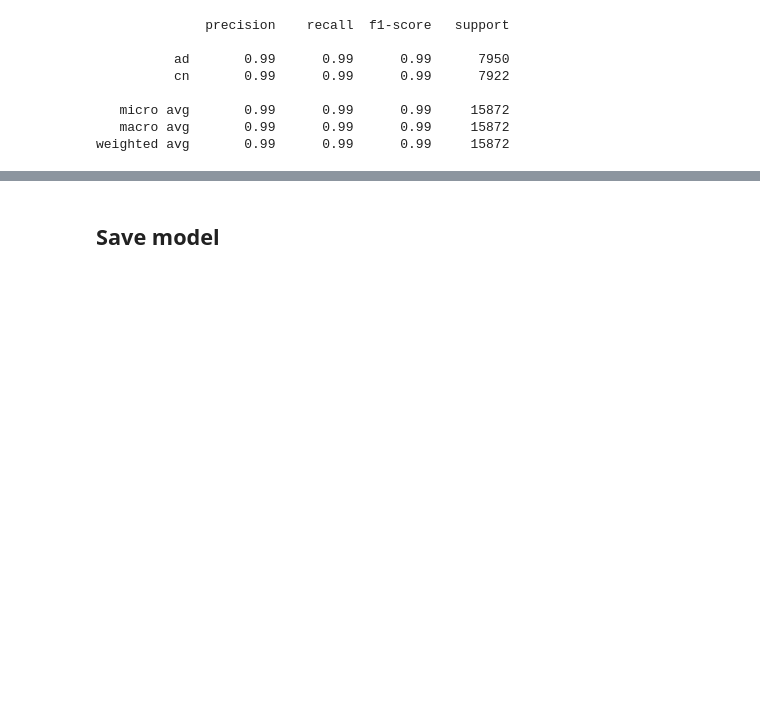
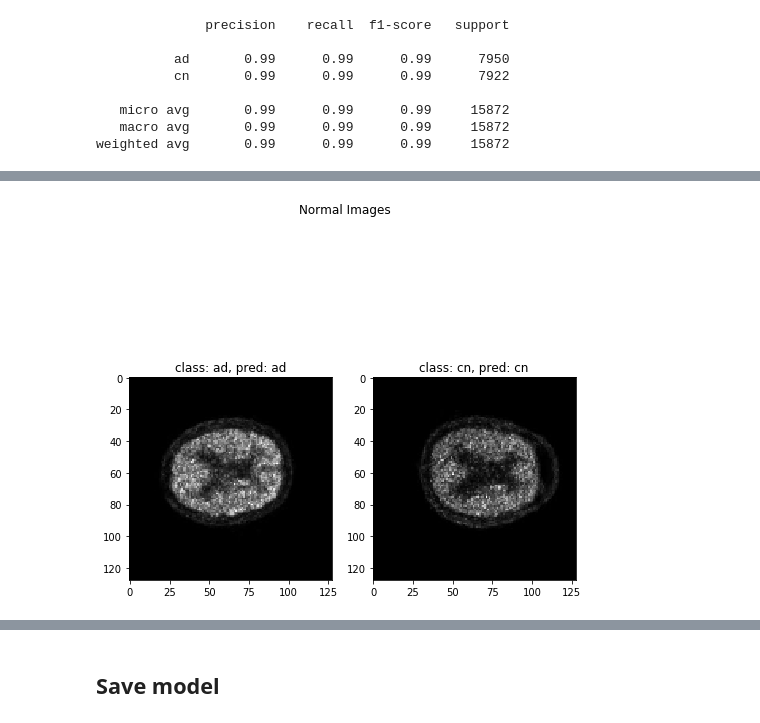
Before and after one commit to vincent1bt/Healthy-notebooks, a Jupyter notebook: AD.ipynb, the cells around one changed output, grey strips where cells are left out. Drawn from its saved outputs; the diff is of its cells as text; code cells hidden in the pictures; blank space fills up the shorter version.

```diff
--- a/AD.ipynb
+++ b/AD.ipynb
@@ -329,0 +356,20 @@ weighted avg       0.99      0.99      0.99     15872
+# %%
+ad_image_path = f'{ad_folder_name}/{ad_folder[89]}'
+cn_image_path = f'{cn_folder_name}/{cn_folder[56]}'
+
+# ad_image = utils.load_img(ad_image_path, target_size=(128, 128), grayscale=False)
+# cn_image = utils.load_img(cn_image_path, target_size=(128, 128), grayscale=True)
+# %%
+ad_image_model = image.load_img(ad_image_path, target_size=(128, 128), color_mode="grayscale")
+cn_image_model = image.load_img(cn_image_path, target_size=(128, 128), color_mode="grayscale")
+
+ad_image_model = image.img_to_array(ad_image_model)
+ad_image_model = preprocess_input(ad_image_model)
+
+cn_image_model = image.img_to_array(cn_image_model)
+cn_image_model = preprocess_input(cn_image_model)
+
+preprocessed_images = np.array([ad_image_model, cn_image_model])
+# %%
+predictions = model.predict(preprocessed_images)
+predicted_classes = np.argmax(predictions, axis=1)
@@ -329,0 +378,10 @@ weighted avg       0.99      0.99      0.99     15872
+# %%
+fig, ax = plt.subplots(1, 2, figsize=(8, 8))
+fig.suptitle('Normal Images')
+
+for index, img in enumerate(preprocessed_images):
+  class_index = predicted_classes[index]
+  ax[index].set_title(f'class: {classes_names[index]}, pred: {classes_names[class_index]}')
+  ax[index].imshow(img.reshape(128, 128), cmap=plt.cm.gray, interpolation='none')
+# %% [output]
+[figure, added]
```
Also changed, not shown: parts of 10 cells of this notebook, 2 other files.
